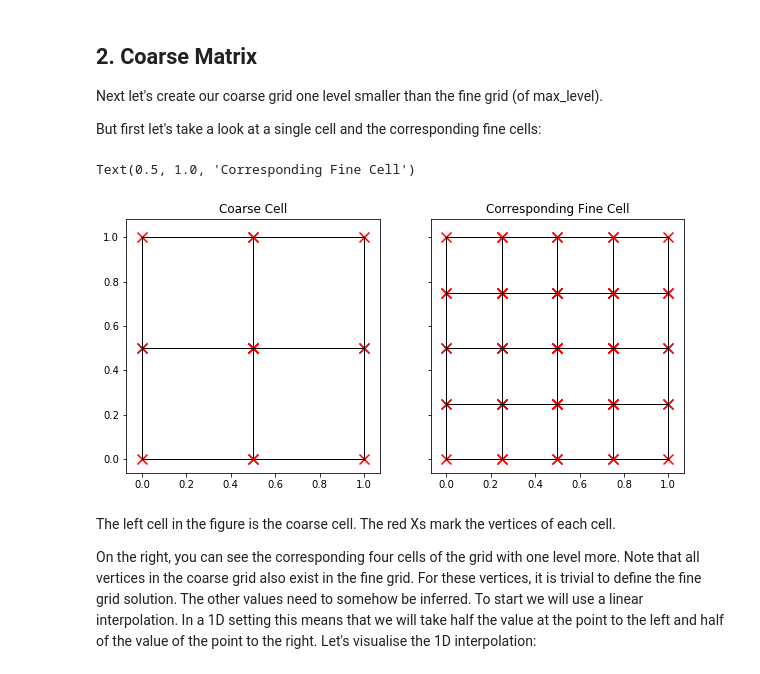
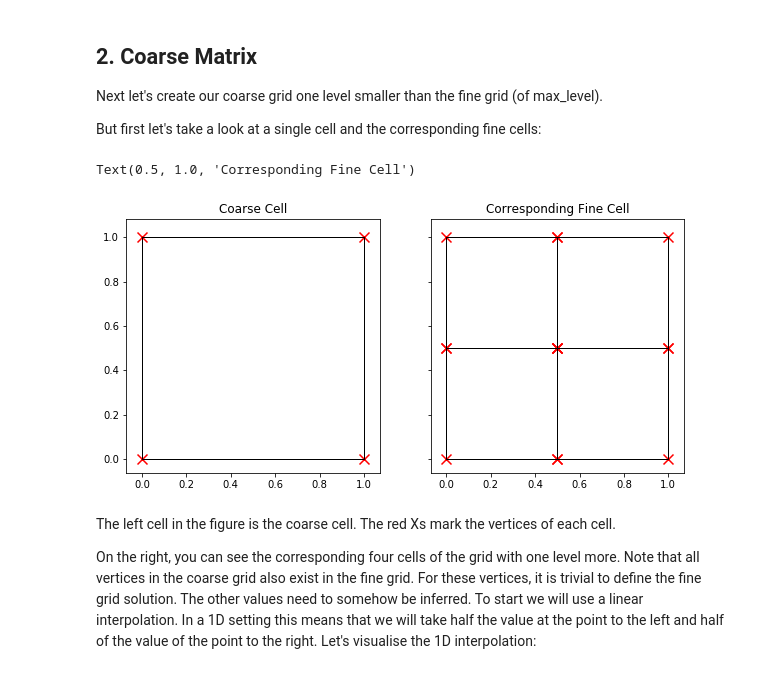
Before and after one commit to wenceorg/comp4187, a Jupyter notebook: code/2DMultigrid.ipynb, the cells around one changed output. Drawn from its saved outputs; the diff is of its cells as text; code cells hidden in the pictures.

```diff
--- a/code/2DMultigrid.ipynb
+++ b/code/2DMultigrid.ipynb
@@ -306,18 +306,18 @@ But first let's take a look at a single cell and the corresponding fine cells:
 # %%
 # Take the first and only cell of level 0.
 cells = list(geometry.grid.dfs(only_level=0))
 c = cells[0]
 
 fig, axs = plt.subplots(1, 2, sharey=True, figsize=(10,10))
-plotter.plot_grid(fig, axs[0], grid=c, level=1, vertices=geometry.vertices_idx_to_coords, plot_vertices=True)
-plotter.plot_grid(fig, axs[1], grid=c, level=2, vertices=geometry.vertices_idx_to_coords, plot_vertices=True)
+plotter.plot_grid(fig, axs[0], grid=c, level=0, vertices=geometry.vertices_idx_to_coords, plot_vertices=True)
+plotter.plot_grid(fig, axs[1], grid=c, level=1, vertices=geometry.vertices_idx_to_coords, plot_vertices=True)
 axs[0].axis('square')
 axs[0].set_title("Coarse Cell")
 axs[1].axis('square')
 axs[1].set_title("Corresponding Fine Cell")
 # %% [output]
 Text(0.5, 1.0, 'Corresponding Fine Cell')
-[figure, old version]
+[figure, new version]
 # %% [markdown]
 The left cell in the figure is the coarse cell.
 The red Xs mark the vertices of each cell.
```
Also changed, not shown: parts of 4 cells of this notebook, 10 other files.
